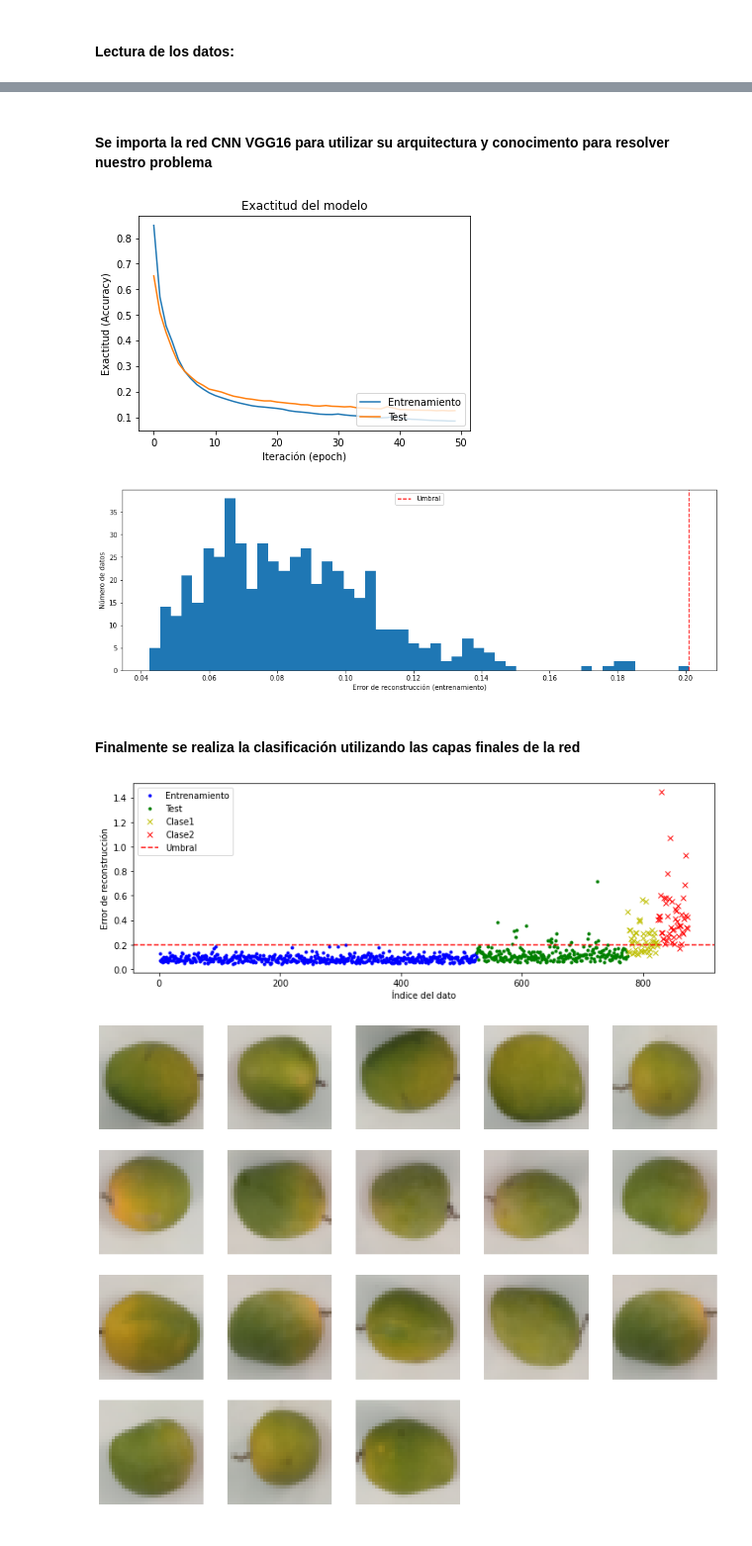
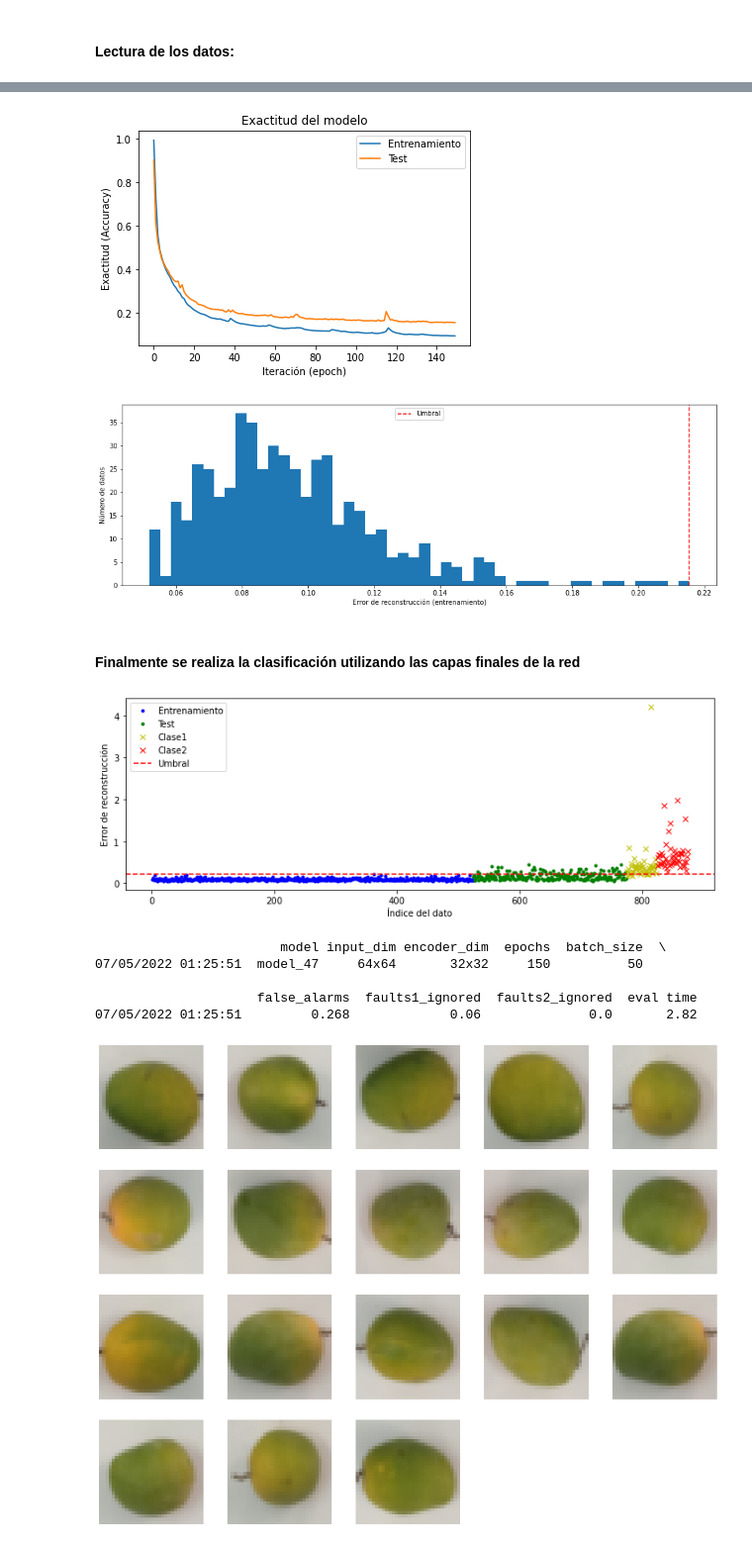
Before and after one commit to vidaldani/MangoGrading, a Jupyter notebook: FaultDetection.ipynb, the cells around one changed output, grey strips where cells are left out. Shown at 99% size. Cells and saved outputs as stored; diff of their text form; code cells hidden in the pictures.

Commit message:
Cambios en el script fault detection

```diff
--- a/FaultDetection.ipynb
+++ b/FaultDetection.ipynb
@@ -118,7 +118,7 @@ def get_base_model(name, input_size):
 seed(1)
 
 # Dimensión de entrada de las imágenes
-IMG_SIZE = 32
+IMG_SIZE = 64
 h = IMG_SIZE
 w = IMG_SIZE
 
@@ -206,5 +206,6 @@ test_target = tf.keras.utils.to_categorical(t_test)
 # %%
 encoded_dim = 32
+IMG_SIZE = 64
 
 encoder = Sequential([
     layers.Conv2D(input_shape=(IMG_SIZE,IMG_SIZE,3), filters= 64, kernel_size = (3, 3), activation='relu', padding='same'),
@@ -213,6 +214,8 @@ encoder = Sequential([
     layers.MaxPooling2D( (2, 2), padding='same'),
     layers.Conv2D(16, (3, 3), activation='relu', padding='same'),
     layers.MaxPooling2D( (2, 2), padding='same'),
+    layers.Conv2D(8, (3, 3), activation='relu', padding='same'),
+    layers.MaxPooling2D( (2, 2), padding='same'),
     Flatten(),
     Dense(encoded_dim)
 ])
@@ -220,14 +223,20 @@ encoder = Sequential([
 decoder = Sequential ([
     Dense(1024, activation = 'relu', input_shape=(encoded_dim,)),
     layers.Reshape((8,8,16)),
+    layers.UpSampling2D((2, 2)),
+    layers.Conv2D(16, (3, 3), activation='relu', padding='same'),
+    layers.MaxPooling2D( (2, 2), padding='same'),
     layers.Conv2D(32, (3, 3), activation='relu', padding='same'),
     layers.UpSampling2D((2, 2)),
     layers.Conv2D(64, (3, 3), activation='relu', padding='same'),
     layers.UpSampling2D((2, 2)),
-    layers.Conv2D(3, (3, 3), padding='same')
+    layers.Conv2D(3, (3, 3), padding='same', activation='linear'),
+    layers.UpSampling2D((2, 2))
 ])
 
+epochs = 150
+batch_size = 50
 autoencoder_dr = Model(inputs = encoder.inputs, outputs = decoder(encoder.outputs))
 autoencoder_dr.compile(loss = 'mean_squared_error', optimizer = 'adam', metrics = ["mean_squared_error"])
-history = autoencoder_dr.fit(x_train_scaled, x_train_scaled, validation_data = (x_valid_scaled, x_valid_scaled), epochs = 50, verbose=1)
+history = autoencoder_dr.fit(x_train_scaled, x_train_scaled, validation_data = (x_valid_scaled, x_valid_scaled), epochs=epochs, batch_size=batch_size, verbose=1)
 # %% [output]
@@ -251,20 +260,19 @@ Epoch 50/50
-# %% [markdown]
-#### Se importa la red CNN VGG16 para utilizar su arquitectura y conocimento para resolver nuestro problema
 # %%
 plt.plot(history.history['mean_squared_error'])
 plt.plot(history.history['val_mean_squared_error'])
 plt.title('Exactitud del modelo')
 plt.ylabel('Exactitud (Accuracy)')
 plt.xlabel('Iteración (epoch)')
-plt.legend(['Entrenamiento', 'Test'], loc='lower right')
+plt.legend(['Entrenamiento', 'Test'], loc='upper right')
 plt.show()
 # %% [output]
-[figure, old version]
+[figure, new version]
 # %%
 e_train = autoencoder_dr.predict(x_train_scaled).reshape(len(x_train_scaled),IMG_SIZE*IMG_SIZE*3)
 x_train_reshaped = x_train_scaled.reshape(len(x_train_scaled),IMG_SIZE*IMG_SIZE*3)
 mse_train = np.mean(np.power(x_train_reshaped - e_train, 2), axis=1)
 umbral = np.max(mse_train)
+
 
 plt.figure(figsize=(16,5))
 plt.hist(mse_train, bins = 50)
@@ -273,36 +281,70 @@ plt.ylabel("Número de datos")
 plt.axvline(umbral, color='r', linestyle='--')
 plt.legend(["Umbral"], loc="upper center");
 # %% [output]
-[figure, old version]
+[figure, new version]
 # %% [markdown]
 #### Finalmente se realiza la clasificación utilizando las capas finales de la red
 # %%
+tic = time.perf_counter()
 e_test = autoencoder_dr.predict(x_test_scaled).reshape(len(x_test_scaled),IMG_SIZE*IMG_SIZE*3)
 class0_reshaped = x_test_scaled.reshape(len(x_test_scaled),IMG_SIZE*IMG_SIZE*3)
 mse_test0 = np.mean(np.power(class0_reshaped - e_test, 2), axis=1)
+false_alarms = len(mse_test0[mse_test0 > umbral])/len(mse_test0)
 
 e_test = autoencoder_dr.predict(x_c1_test_scaled).reshape(len(x_c1_test_scaled),IMG_SIZE*IMG_SIZE*3)
 class1_reshaped = x_c1_test_scaled.reshape(len(x_c1_test_scaled),IMG_SIZE*IMG_SIZE*3)
 mse_test1 = np.mean(np.power(class1_reshaped - e_test, 2), axis=1)
+faults1_ignored = len(mse_test1[mse_test1 < umbral])/len(mse_test1)
 
 e_test = autoencoder_dr.predict(x_c2_test_scaled).reshape(len(x_c2_test_scaled),IMG_SIZE*IMG_SIZE*3)
 class2_reshaped = x_c2_test_scaled.reshape(len(x_c2_test_scaled),IMG_SIZE*IMG_SIZE*3)
 mse_test2 = np.mean(np.power(class2_reshaped - e_test, 2), axis=1)
+faults2_ignored = len(mse_test2[mse_test2 < umbral])/len(mse_test2)
+toc = time.perf_counter()
+
+err = ((false_alarms + faults1_ignored + faults2_ignored)/
+      (len(x_test_scaled) + len(x_c1_test_scaled) + len(x_c2_test_scaled)))
 
 plt.figure(figsize=(12,4))
 plt.plot(range(1,x_train_reshaped.shape[0]+1),mse_train,'b.')
 limit1 = x_train_reshaped.shape[0] + class0_reshaped.shape[0]
 limit2 = limit1 + class1_reshaped.shape[0]
 limit3 = limit2 + class2_reshaped.shape[0]
 plt.plot(range(x_train_reshaped.shape[0], limit1),mse_test0,'g.')
 plt.plot(range(limit1,limit2),mse_test1,'yx')
 plt.plot(range(limit2,limit3),mse_test2,'rx')
 plt.axhline(umbral, color='r', linestyle='--')
 plt.xlabel('Índice del dato')
 plt.ylabel('Error de reconstrucción');
 plt.legend(["Entrenamiento", "Test", "Clase1", "Clase2", 'Umbral'], loc="upper left");
 # %% [output]
-[figure, old version]
+[figure, new version]
+# %%
+eval_time = round((toc-tic), 2)
+test_data = {'model':autoencoder_dr._name,
+        'input_dim': str(IMG_SIZE) + 'x' + str(IMG_SIZE),
+        'encoder_dim': str(encoded_dim) + 'x' + str(encoded_dim),
+        'epochs': epochs,
+        'batch_size': batch_size,
+        'false_alarms': false_alarms,
+        'faults1_ignored': faults1_ignored,
+        'faults2_ignored': faults2_ignored,
+        'eval time': eval_time
+        }
+
+
+now = datetime.now() # current date and time
+time_ = {now.strftime("%d/%m/%Y %H:%M:%S")}
+df = pd.DataFrame(test_data, index = time_)
+excel_name = "./informe/tables/FaultDetection.xlsx"
+append_data_to_excel(excel_name, df)
+print(df)
+# %% [output]
+                        model input_dim encoder_dim  epochs  batch_size  \
+07/05/2022 01:25:51  model_47     64x64       32x32     150          50
+
+                     false_alarms  faults1_ignored  faults2_ignored  eval time
+07/05/2022 01:25:51         0.268             0.06              0.0       2.82
 # %%
 normal2show = X_test[mse_test0>umbral]
 images_count = len(normal2show)
```
Also changed, not shown: parts of 2 cells of this notebook, 3 other files.
